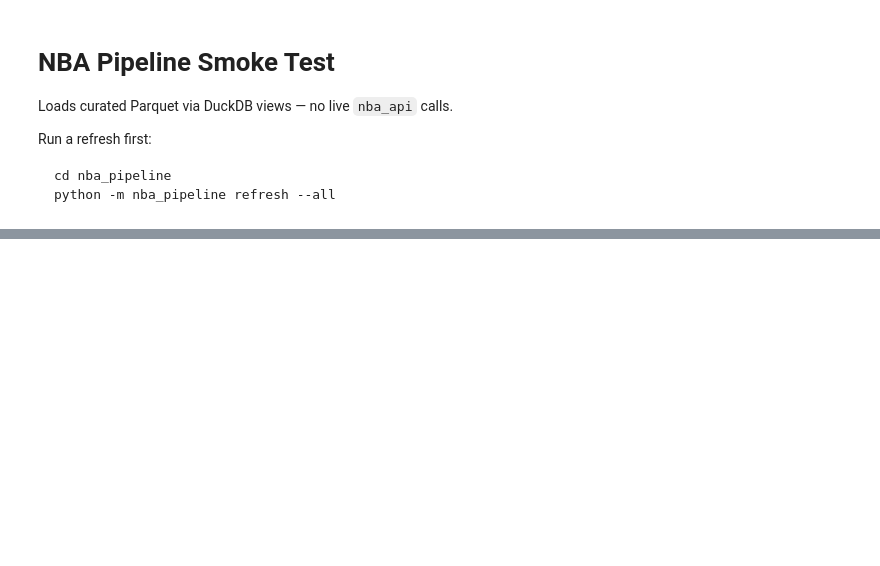
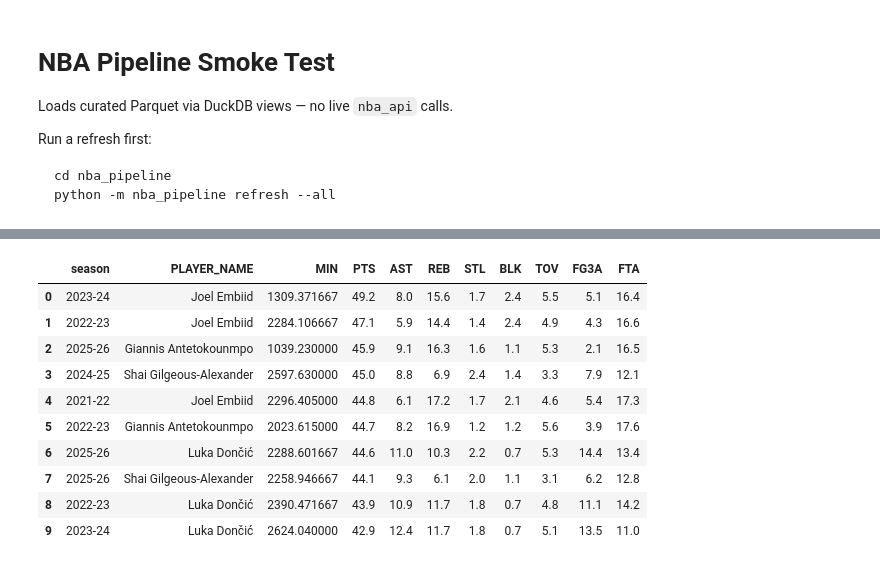
Before and after one commit to amase4134/basketball-ds, a Jupyter notebook: nba_pipeline/notebooks/smoke_test.ipynb, the cells around one changed output, grey strips where cells are left out. Drawn from its saved outputs; the diff is of its cells as text; code cells hidden in the pictures; blank space fills up the shorter version.

```diff
--- a/nba_pipeline/notebooks/smoke_test.ipynb
+++ b/nba_pipeline/notebooks/smoke_test.ipynb
@@ -31,10 +69,22 @@ print("shot_charts:", con.execute("SELECT COUNT(*) FROM shot_charts").fetchone()
 # %%
 # Archetype clustering inputs: per-100 stats, minutes filter
 stats = con.execute("""
 SELECT season, PLAYER_NAME, MIN, PTS, AST, REB, STL, BLK, TOV, FG3A, FTA
 FROM player_season_stats
 WHERE MIN >= 500
-ORDER BY season, PTS DESC
+ORDER BY PTS DESC
 LIMIT 10
 """).fetchdf()
 stats
+# %% [output]
+|  | season | PLAYER_NAME | MIN | PTS | AST | REB | STL | BLK | TOV | FG3A | FTA |
+| 0 | 2023-24 | Joel Embiid | 1309.371667 | 49.2 | 8.0 | 15.6 | 1.7 | 2.4 | 5.5 | 5.1 | 16.4 |
+| 1 | 2022-23 | Joel Embiid | 2284.106667 | 47.1 | 5.9 | 14.4 | 1.4 | 2.4 | 4.9 | 4.3 | 16.6 |
+| 2 | 2025-26 | Giannis Antetokounmpo | 1039.230000 | 45.9 | 9.1 | 16.3 | 1.6 | 1.1 | 5.3 | 2.1 | 16.5 |
+| 3 | 2024-25 | Shai Gilgeous-Alexander | 2597.630000 | 45.0 | 8.8 | 6.9 | 2.4 | 1.4 | 3.3 | 7.9 | 12.1 |
+| 4 | 2021-22 | Joel Embiid | 2296.405000 | 44.8 | 6.1 | 17.2 | 1.7 | 2.1 | 4.6 | 5.4 | 17.3 |
+| 5 | 2022-23 | Giannis Antetokounmpo | 2023.615000 | 44.7 | 8.2 | 16.9 | 1.2 | 1.2 | 5.6 | 3.9 | 17.6 |
+| 6 | 2025-26 | Luka Dončić | 2288.601667 | 44.6 | 11.0 | 10.3 | 2.2 | 0.7 | 5.3 | 14.4 | 13.4 |
+| 7 | 2025-26 | Shai Gilgeous-Alexander | 2258.946667 | 44.1 | 9.3 | 6.1 | 2.0 | 1.1 | 3.1 | 6.2 | 12.8 |
+| 8 | 2022-23 | Luka Dončić | 2390.471667 | 43.9 | 10.9 | 11.7 | 1.8 | 0.7 | 4.8 | 11.1 | 14.2 |
+| 9 | 2023-24 | Luka Dončić | 2624.040000 | 42.9 | 12.4 | 11.7 | 1.8 | 0.7 | 5.1 | 13.5 | 11.0 |
```
Also changed, not shown: parts of 7 cells of this notebook.
